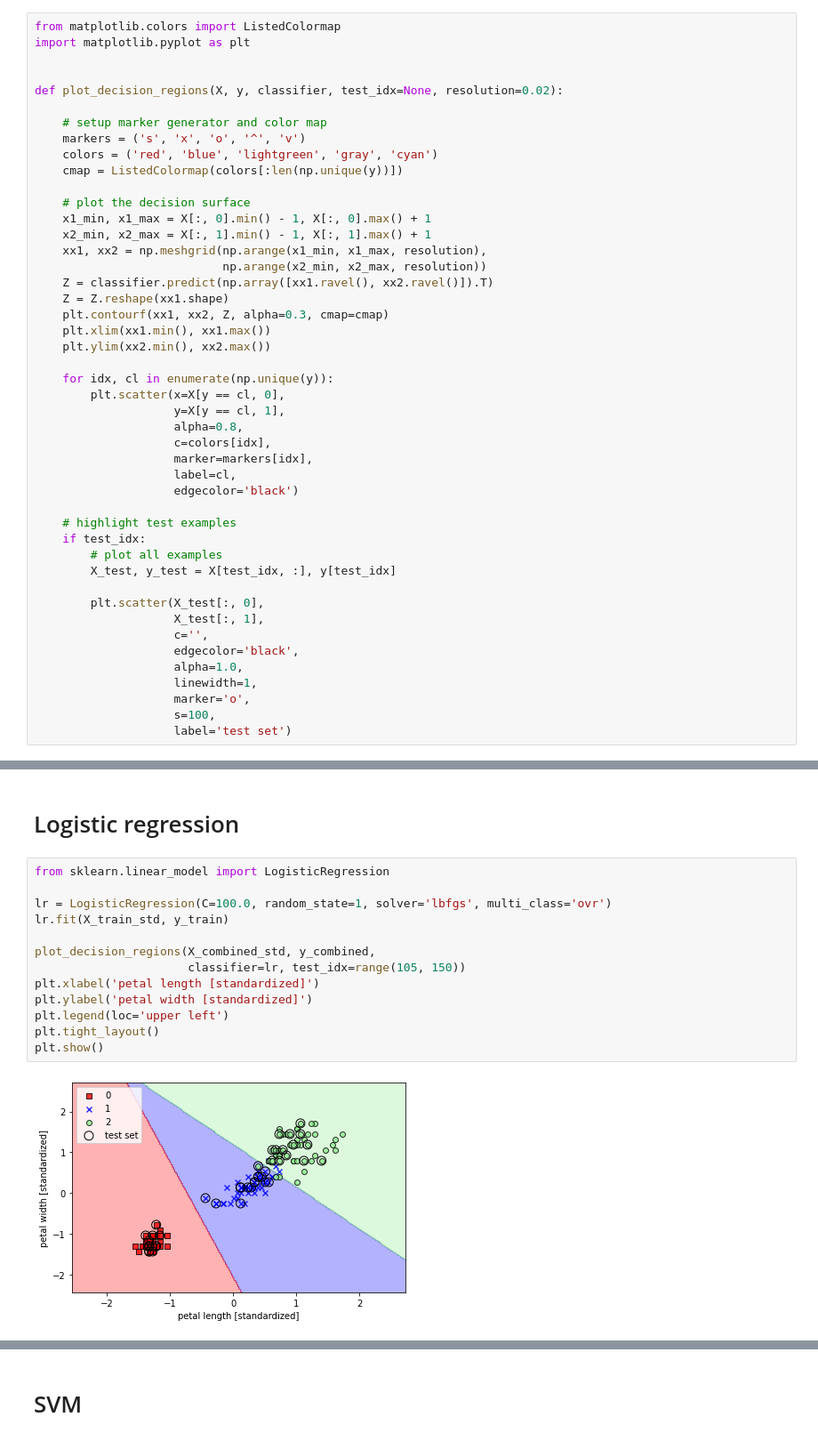
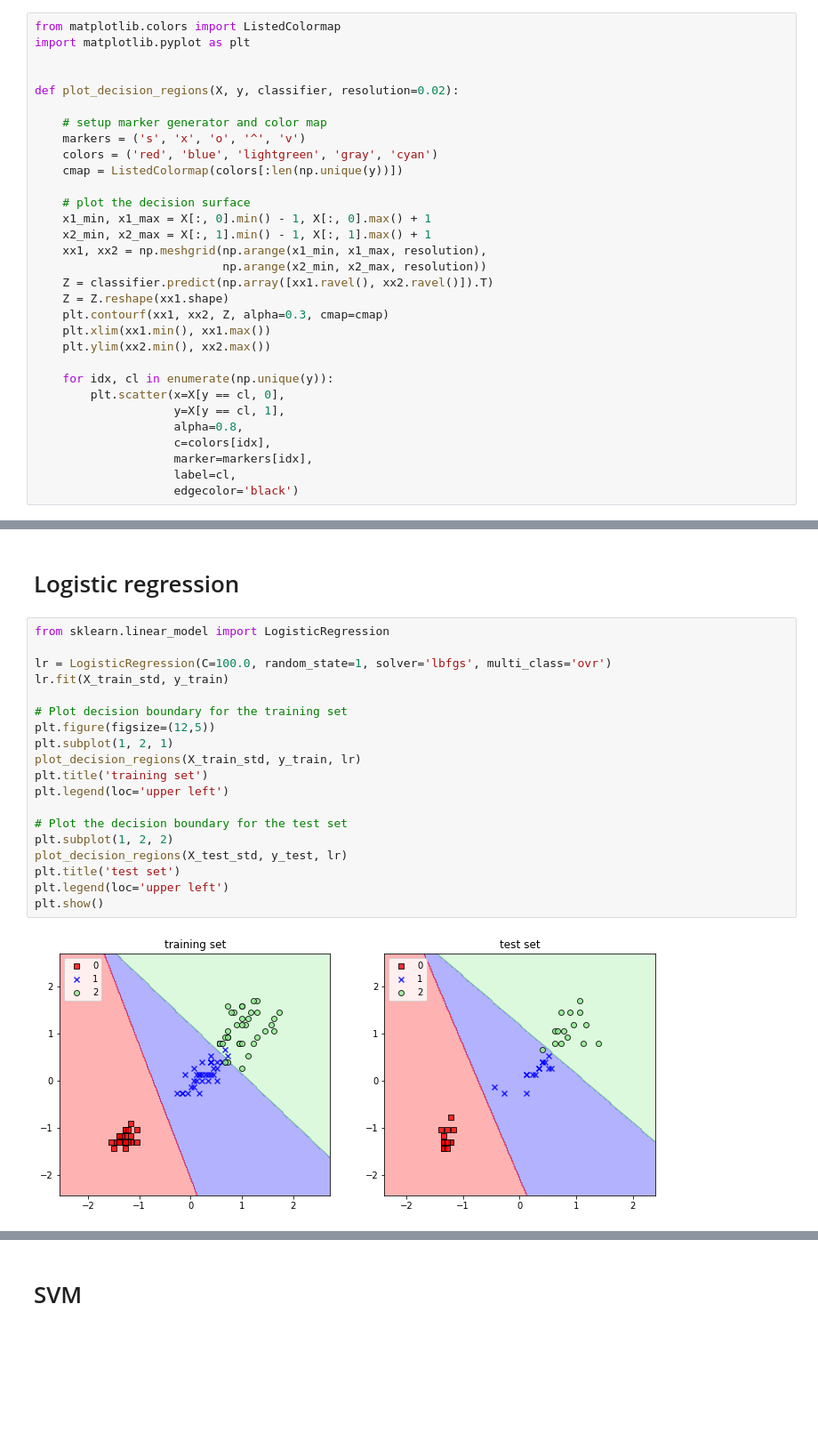
Before and after one commit to umbcdata602/spring2021, a Jupyter notebook: classification.ipynb, the cells around one changed output, grey strips where cells are left out. Shown at 89% size. Drawn from its saved outputs; the diff is of its cells as text; blank space fills up the shorter version.

```diff
--- a/classification.ipynb
+++ b/classification.ipynb
@@ -65,7 +60,7 @@ from matplotlib.colors import ListedColormap
 import matplotlib.pyplot as plt
 
 
-def plot_decision_regions(X, y, classifier, test_idx=None, resolution=0.02):
+def plot_decision_regions(X, y, classifier, resolution=0.02):
 
     # setup marker generator and color map
     markers = ('s', 'x', 'o', '^', 'v')
@@ -91,18 +86,3 @@ def plot_decision_regions(X, y, classifier, test_idx=None, resolution=0.02):
                     marker=markers[idx],
                     label=cl,
                     edgecolor='black')
-
-    # highlight test examples
-    if test_idx:
-        # plot all examples
-        X_test, y_test = X[test_idx, :], y[test_idx]
-
-        plt.scatter(X_test[:, 0],
-                    X_test[:, 1],
-                    c='',
-                    edgecolor='black',
-                    alpha=1.0,
-                    linewidth=1,
-                    marker='o',
-                    s=100,
-                    label='test set')
@@ -115,15 +91,21 @@ y_combined = np.hstack((y_train, y_test))
 # %%
 from sklearn.linear_model import LogisticRegression
 
 lr = LogisticRegression(C=100.0, random_state=1, solver='lbfgs', multi_class='ovr')
 lr.fit(X_train_std, y_train)
 
-plot_decision_regions(X_combined_std, y_combined,
-                      classifier=lr, test_idx=range(105, 150))
-plt.xlabel('petal length [standardized]')
-plt.ylabel('petal width [standardized]')
+# Plot decision boundary for the training set
+plt.figure(figsize=(12,5))
+plt.subplot(1, 2, 1)
+plot_decision_regions(X_train_std, y_train, lr)
+plt.title('training set')
 plt.legend(loc='upper left')
-plt.tight_layout()
+
+# Plot the decision boundary for the test set
+plt.subplot(1, 2, 2)
+plot_decision_regions(X_test_std, y_test, lr)
+plt.title('test set')
+plt.legend(loc='upper left')
 plt.show()
 # %% [output]
-[figure, old version]
+[figure, new version]
```
Also changed, not shown: parts of 9 cells of this notebook.
